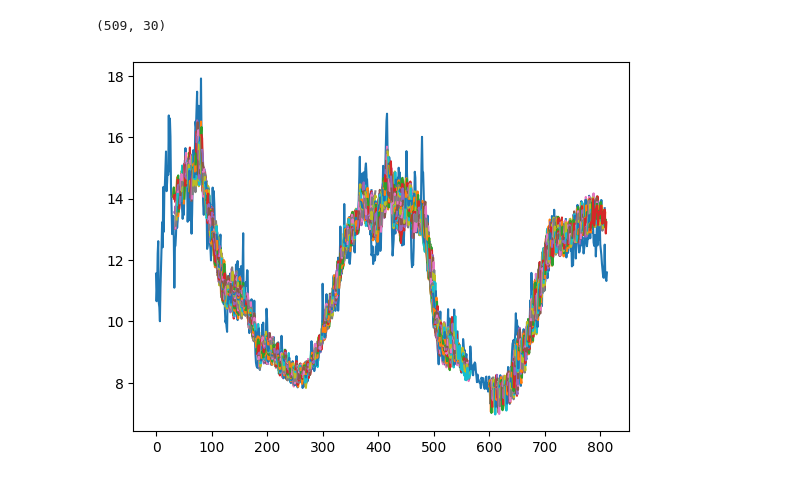
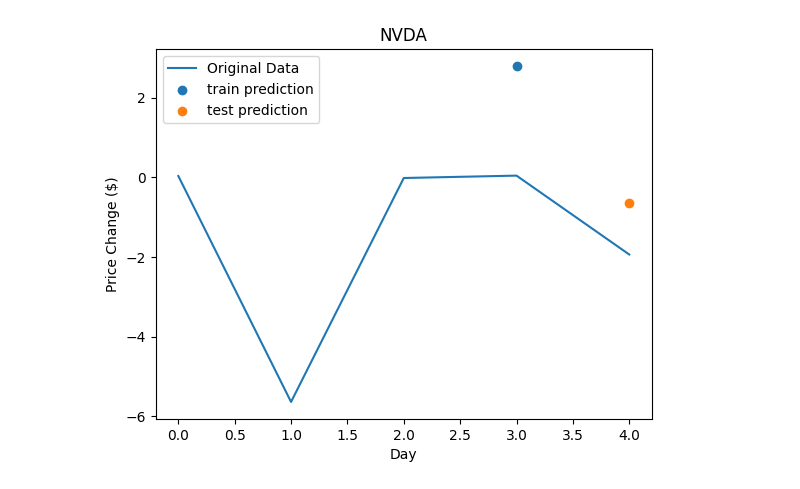
Before and after one commit to gracelcai/396-project, a Jupyter notebook: training.ipynb, the cells around one changed output. Saved outputs shown, nothing was run; the diff lists cells and outputs as text; code cells hidden in the pictures.

Commit message:
lstm model

```diff
--- a/training.ipynb
+++ b/training.ipynb
@@ -101,11 +38,12 @@ dataset_test = scaler.transform(dataset_test)
 # %%
 def create_windows(dataset, look_back, forecast_steps):
-    X, y = [], []
+    x, y = [], []
     for i in range(len(dataset) - look_back - forecast_steps):
-        X.append(dataset[i:i+look_back])
-        y.append(dataset[i+look_back:i+look_back+forecast_steps, 0])
-    return np.array(X), np.array(y)
+        x.append(dataset[i:i+look_back])
+        y.append(dataset[i+look_back:i+look_back+forecast_steps, 1])
+    return np.array(x), np.array(y)
 
-look_back, forecast_steps = 30, 30
-X_train, y_train = create_windows(dataset_train, look_back, forecast_steps)
-X_test, y_test = create_windows(dataset_test, look_back, forecast_steps)
+look_back, forecast_steps = 1, 1
+x, y = create_windows(dataset, look_back, forecast_steps)
+X_train, X_test = x[:train_size], x[train_size:]
+y_train, y_test = y[:train_size], y[train_size:]
@@ -150,10 +74,10 @@ from tensorflow.keras.layers import LSTM, Dense, Dropout
 from tensorflow.keras.regularizers import l2
 
 model = Sequential([
-    LSTM(32, input_shape=(X_train.shape[1:]), kernel_regularizer=l2(0.0001)),
-    Dense(30)
+    LSTM(16, input_shape=(X_train.shape[1:]), kernel_regularizer=l2(0.0001)),
+    Dense(1)
 ])
 
 model.compile(optimizer='adam', loss='mse', metrics=['mae'])
-history = model.fit(X_train, y_train, epochs=100, batch_size=32)
+history = model.fit(X_train, y_train, epochs=200)
 # %% [output]
@@ -198,10 +119,12 @@ model.evaluate(X_train, y_train)
 # %%
 train_predict = model.predict(X_train)
+test_predict = model.predict(X_test)
+
 train_predict = np.array([scaler.inverse_transform(
-    np.hstack([predict.reshape(-1, 1), np.zeros((predict.shape[0], X_train.shape[-1] - 1))])
+	np.hstack([predict.reshape(-1, 1), np.zeros((predict.shape[0], dataset_train.shape[1] - 1))])
 )[:, 0] for predict in train_predict]).tolist()
-test_predict = model.predict(X_test)
 test_predict = np.array([scaler.inverse_transform(
-    np.hstack([predict.reshape(-1, 1), np.zeros((predict.shape[0], X_train.shape[-1] - 1))])
+	np.hstack([predict.reshape(-1, 1), np.zeros((predict.shape[0], dataset_train.shape[1] - 1))])
 )[:, 0] for predict in test_predict]).tolist()
+train_predict, test_predict
 # %% [output]
@@ -217,13 +135,15 @@ y_test_inverse = np.array([scaler.inverse_transform(
-# %%
-y_train.shape
-# %% [output]
-(509, 30)
 # %%
-plt.plot(np.arange(len(dataset["energy_sum"])), dataset["energy_sum"], label="Original Data")
-for i in range(len(train_predict)):
-  plt.plot(np.arange(i+look_back, i+look_back+forecast_steps), train_predict[i])
-for i in range(len(train_predict), len(train_predict) + len(test_predict)):
-  plt.plot(np.arange(i+2*look_back+forecast_steps, i+2*look_back+2*forecast_steps), test_predict[i-len(train_predict)])
+plt.plot(np.arange(len(results_df["change"])), results_df["change"], label="Original Data")
+# for i in range(0, len(train_predict), forecast_steps):
+#   plt.plot(np.arange(i+look_back, i+look_back+forecast_steps), train_predict[i])
+# for i in range(0, len(test_predict), forecast_steps):
+#   plt.plot(np.arange(len(train_predict) + i+2*look_back+forecast_steps, len(train_predict) + i+2*look_back+2*forecast_steps), test_predict[i])
+plt.scatter(3, train_predict[1], label="train prediction")
+plt.scatter(4, test_predict[0], label="test prediction")
+plt.legend()
+plt.xlabel('Day')
+plt.ylabel('Price Change ($)')
+plt.title('NVDA')
 plt.show()
 # %% [output]
-[figure, old version]
+[figure, new version]
```
Also changed, not shown: parts of 25 cells of this notebook.
